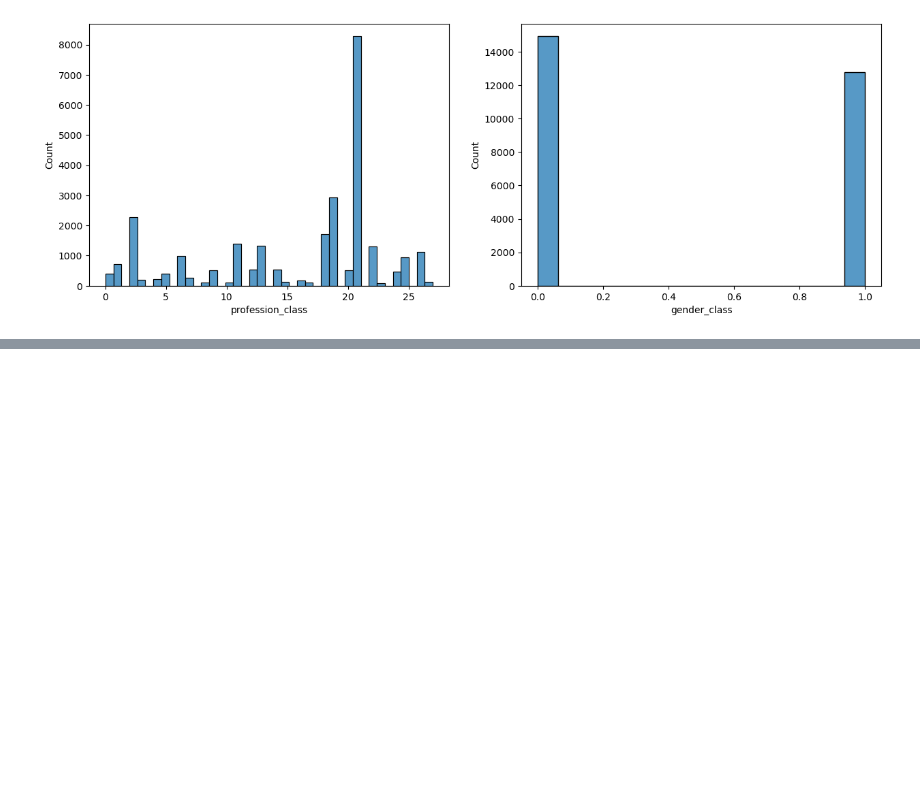
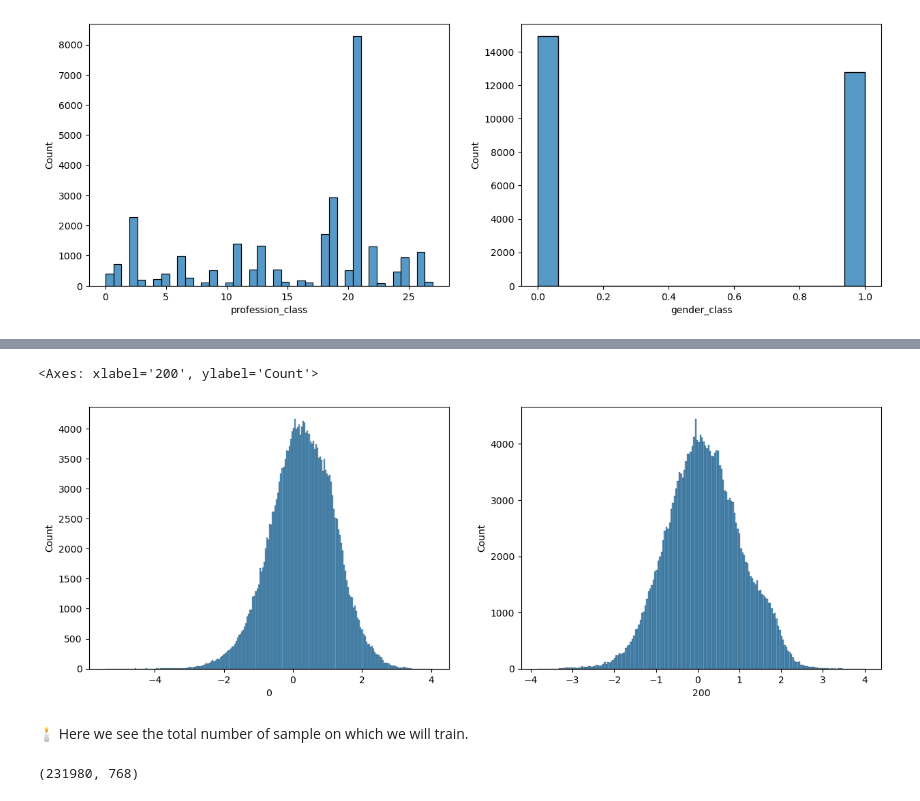
Before and after one commit to codaleks/Data_Challenge, a Jupyter notebook: notebooks/GAUTIER_Aleksander_submission_notebook_.ipynb, the cells around one changed output, grey strips where cells are left out. Cells and saved outputs as stored; diff of their text form; code cells hidden in the pictures; blank space fills up the shorter version.

```diff
--- a/notebooks/eda.ipynb
+++ b/notebooks/GAUTIER_Aleksander_submission_notebook_.ipynb
@@ -299,12 +60,0 @@ print(X_cr_train.shape,X_cr_val.shape)
-# %%
-from imblearn.over_sampling import SMOTE
-
-X = pd.concat([X_cr_train, S_train_cr], axis=1)
-print(X.shape)
-X.columns = X.columns.astype(str)
-smote = SMOTE()
-X, y = smote.fit_resample(X, y_train)
-
-print(X.shape)
-print(y.shape)
-print(S.shape)
@@ -315,0 +116,4 @@ NameError: name 'S' is not defined
+# %%
+# normalize X
+scaler = StandardScaler().fit(X)
+X_norm = scaler.transform(X)
@@ -315,0 +122,13 @@ NameError: name 'S' is not defined
+# %%
+# balance classes with SMOTE
+X_norm = np.concatenate((X_norm, S.values.reshape(-1,1)), axis=1)
+print("X shape: ", X_norm.shape)
+sm = SMOTE(random_state=random_state)
+X_res, Y_res = sm.fit_resample(X_norm, Y)
+S_res = X_res[:, -1]
+X_res = X_res[:, :-1]
+plt.figure(figsize=(18,8))
+plt.subplot(1,2,1)
+sns.histplot(Y_res,)
+plt.subplot(1,2,2)
+sns.histplot(S)
@@ -315,0 +139,16 @@ NameError: name 'S' is not defined
+# %%
+# distribution of X
+plt.figure(figsize=(15,5))
+plt.subplot(1,2,1)
+sns.histplot(pd.DataFrame(X_res).iloc[:,0])
+plt.subplot(1,2,2)
+sns.histplot(pd.DataFrame(X_res).iloc[:,200])
+# %% [output]
+<Axes: xlabel='200', ylabel='Count'>
+[figure, added]
+# %% [markdown]
+🕯️ Here we see the total number of sample on which we will train.
+# %%
+print(X_res.shape)
+# %% [output]
+(231980, 768)
```
Also changed, not shown: parts of 45 cells of this notebook, 8 other files.
